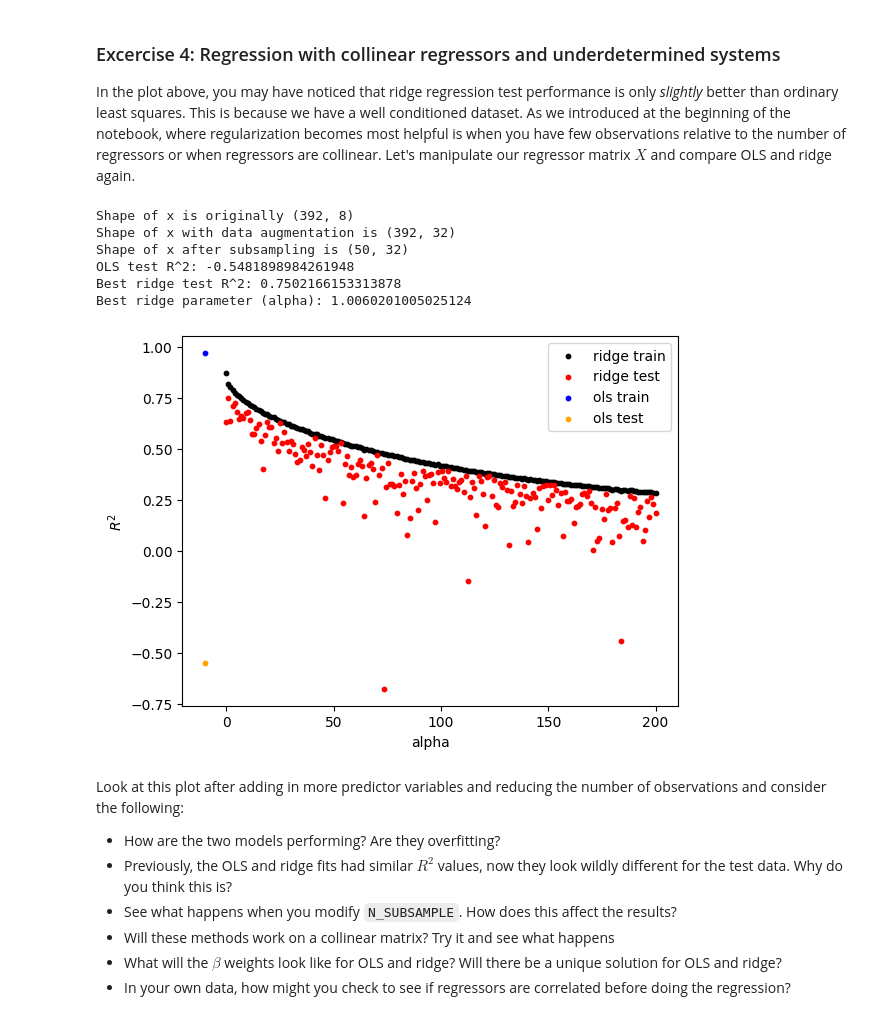
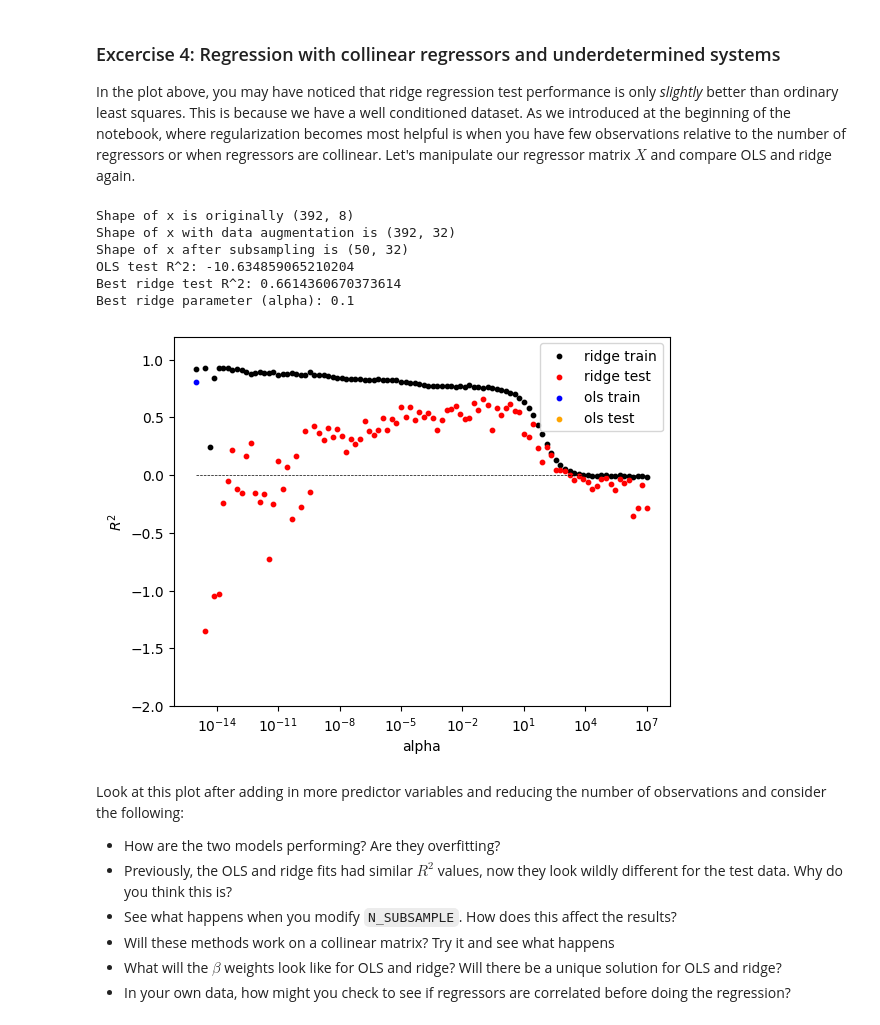
Before and after one commit to churchlandlab/DataSAI_summer_school, a Jupyter notebook: 1_Ridge_Regression.ipynb, the cells around one changed output. Drawn from its saved outputs; the diff is of its cells as text; code cells hidden in the pictures.

Commit message:
log scale plots

```diff
--- a/1_Ridge_Regression.ipynb
+++ b/1_Ridge_Regression.ipynb
@@ -144,7 +146,7 @@ Ridge R-squared: 0.7916261237759589
 # %% [markdown]
 Now let's vary the ridge parameter and see how our model performs. Do you think ridge or OLS will perform better? Where will they be equivalent? Remember, we are not doing cross-validation yet.
 # %%
-ALPHAS = 10**np.linspace(-9,3,200)
+ALPHAS = 10**np.linspace(-15,7, 100)
 
 scores = np.empty_like(ALPHAS)
 for i,alpha in enumerate(ALPHAS):
@@ -152,9 +154,11 @@ for i,alpha in enumerate(ALPHAS):
     scores[i] = r_squared_score(y, x @ betas)
 
 plt.scatter(ALPHAS,scores, s=10, color='black', label='ridge')
-plt.scatter(0, r_squared_score(y, x @ ols_solver(x,y)), s=5, color='red',label='ordinary least squares') # plot OLS score
+plt.scatter(ALPHAS[0], r_squared_score(y, x @ ols_solver(x,y)), s=5, color='red',label='ordinary least squares') # plot OLS score
+plt.hlines(0,ALPHAS[0],ALPHAS[-1],linestyle='--',linewidth=.5, color='black')
 plt.legend()
 plt.xlabel('Alpha')
+plt.xscale('log')
 plt.ylabel('$R^2$ (training set)')
 plt.show()
 # %% [output]
@@ -175,11 +179,12 @@ SKLearn has several useful functions for cross-validation. We will make use of o
 from sklearn.model_selection import KFold
 N_FOLDS = 5
 ALPHAS = 10**np.linspace(-9,3,300)
+ALPHAS = 10**np.linspace(-15,7, 100)
 
-def k_fold_crossval(x, y, n_folds, scoring_function, fitting_function, **fitting_func_kwargs):
-    kf = KFold(n_splits=N_FOLDS, shuffle=True)
-    train_scores = np.empty((N_FOLDS))
-    test_scores = np.empty((N_FOLDS))
+def cross_val_score(x, y, n_folds, scoring_function, fitting_function, **fitting_func_kwargs):
+    kf = KFold(n_splits=n_folds, shuffle=True)
+    train_scores = np.empty((n_folds))
+    test_scores = np.empty((n_folds))
     for j, (train_index, test_index) in enumerate(kf.split(x)):
         x_train, x_test = x[train_index,:], x[test_index,:]
         y_train, y_test = y[train_index], y[test_index]
@@ -192,18 +197,20 @@ def k_fold_crossval(x, y, n_folds, scoring_function, fitting_function, **fitting
 
 train_scores, test_scores = [],[]
 for alpha in ALPHAS:
-    train_r2, test_r2 = k_fold_crossval(x, y, N_FOLDS, r_squared_score, ridge_solver, alpha=alpha)
+    train_r2, test_r2 = cross_val_score(x, y, N_FOLDS, r_squared_score, ridge_solver, alpha=alpha)
     test_scores.append(test_r2)
     train_scores.append(train_r2)
 
-ols_train_r2, ols_test_r2 = k_fold_crossval(x, y, N_FOLDS, r_squared_score, ols_solver)
+ols_train_r2, ols_test_r2 = cross_val_score(x, y, N_FOLDS, r_squared_score, ols_solver)
 
 plt.scatter(ALPHAS, train_scores, s=10, color='black',label='ridge train')
 plt.scatter(ALPHAS, test_scores, s=10, color='red',label='ridge test')
-plt.scatter(-10, ols_train_r2, s=10, color='blue',label='ols train')
-plt.scatter(-10, ols_test_r2, s=10, color='orange',label='ols test')
+plt.scatter(ALPHAS[0], ols_train_r2, s=10, color='blue',label='ols train')
+plt.scatter(ALPHAS[0], ols_test_r2, s=10, color='orange',label='ols test')
+plt.hlines(0,ALPHAS[0],ALPHAS[-1],linestyle='--',linewidth=.5, color='black')
 plt.legend()
 plt.xlabel('alpha')
+plt.xscale('log')
 plt.ylabel('$R^2$')
 
 print(f'OLS test performance: {ols_test_r2}')
@@ -233,42 +240,45 @@ x_augmented = x_augmented / np.max(x_augmented, axis=0)
 print(f'Shape of x is originally {x.shape}')
 print(f'Shape of x with data augmentation is {x_augmented.shape}')
 
 # now let's subsample x so that the number of observations is closer to the number of regressors
 N_SUBSAMPLE = 50 #The number of observations to randomly grab
 
 subsample_indices = np.random.choice(x_augmented.shape[0], N_SUBSAMPLE, replace=False)
 x_subsample = x_augmented[subsample_indices,:]
 y_subsample = y[subsample_indices]
 print(f'Shape of x after subsampling is {x_subsample.shape}')
 
-ALPHAS = np.linspace(.001,200, 200)
+ALPHAS = 10**np.linspace(-15,7, 100)
 train_scores, test_scores = [],[]
 for alpha in ALPHAS:
-    train_r2, test_r2 = k_fold_crossval(x_subsample, y_subsample, N_FOLDS, r_squared_score, ridge_solver, alpha=alpha)
+    train_r2, test_r2 = cross_val_score(x_subsample, y_subsample, N_FOLDS, r_squared_score, ridge_solver, alpha=alpha)
     test_scores.append(test_r2)
     train_scores.append(train_r2)
 
-ols_train_r2, ols_test_r2 = k_fold_crossval(x_subsample, y_subsample, N_FOLDS, r_squared_score, ols_solver)
+ols_train_r2, ols_test_r2 = cross_val_score(x_subsample, y_subsample, N_FOLDS, r_squared_score, ols_solver)
 
 plt.scatter(ALPHAS, train_scores, s=10, color='black',label='ridge train')
 plt.scatter(ALPHAS, test_scores, s=10, color='red',label='ridge test')
-plt.scatter(-10, ols_train_r2, s=10, color='blue',label='ols train')
-plt.scatter(-10, ols_test_r2, s=10, color='orange',label='ols test')
+plt.scatter(ALPHAS[0], ols_train_r2, s=10, color='blue',label='ols train')
+plt.scatter(ALPHAS[0], ols_test_r2, s=10, color='orange',label='ols test')
+plt.hlines(0,ALPHAS[0],ALPHAS[-1],linestyle='--',linewidth=.5, color='black')
 plt.legend()
 plt.xlabel('alpha')
+plt.xscale('log')
+plt.ylim(-2,1.2)
 plt.ylabel('$R^2$')
 
 print(f'OLS test R^2: {ols_test_r2}')
 print(f'Best ridge test R^2: {np.max(test_scores)}')
 print(f'Best ridge parameter (alpha): {ALPHAS[np.argmax(test_scores)]}')
 # %% [output]
 Shape of x is originally (392, 8)
 Shape of x with data augmentation is (392, 32)
 Shape of x after subsampling is (50, 32)
-OLS test R^2: -0.5481898984261948
-Best ridge test R^2: 0.7502166153313878
-Best ridge parameter (alpha): 1.0060201005025124
+OLS test R^2: -10.634859065210204
+Best ridge test R^2: 0.6614360670373614
+Best ridge parameter (alpha): 0.1
-[figure, old version]
+[figure, new version]
 # %% [markdown]
 Look at this plot after adding in more predictor variables and reducing the number of observations and consider the following:
 - How are the two models performing? Are they overfitting?
```
Also changed, not shown: parts of 4 cells of this notebook.
